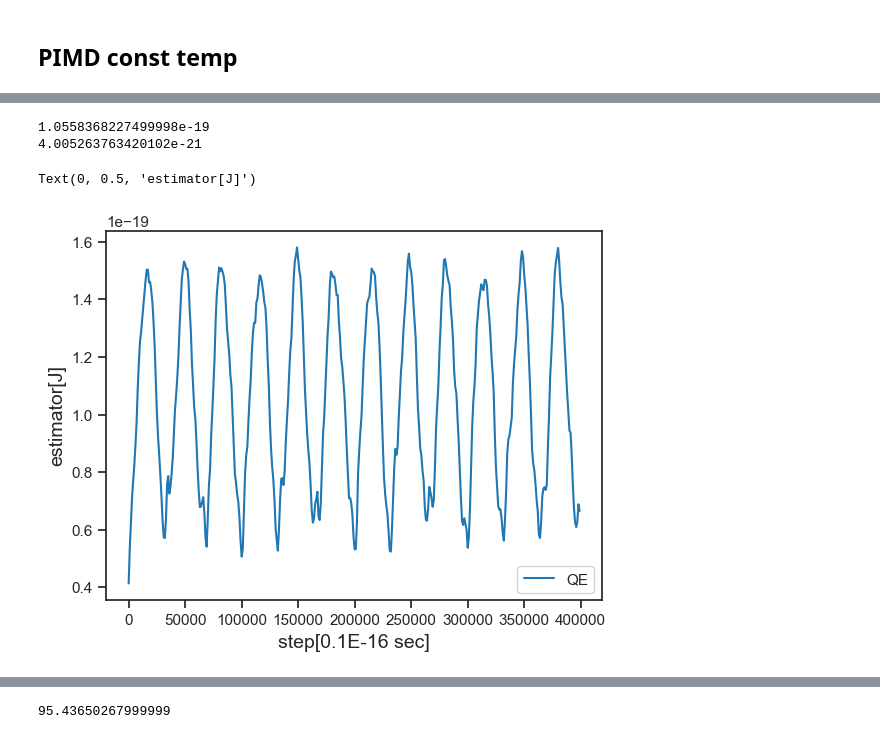
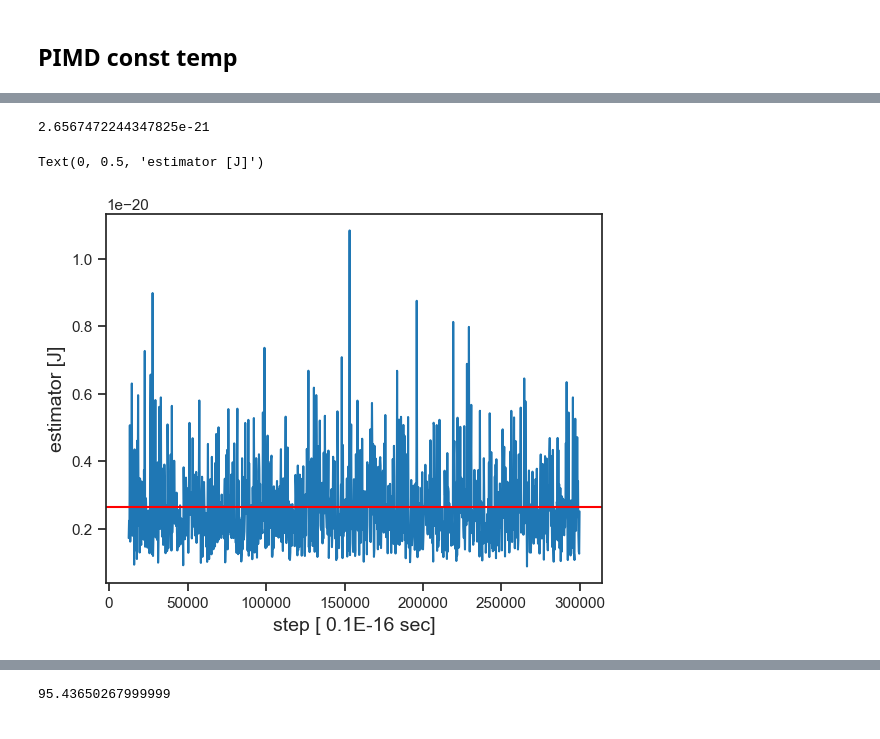
Before and after one commit to SagiMeir/Simulations4Beginners, a Jupyter notebook: Untitled-1.ipynb, the cells around one changed output, grey strips where cells are left out. Drawn from its saved outputs; the diff is of its cells as text; code cells hidden in the pictures.

```diff
--- a/Untitled-1.ipynb
+++ b/Untitled-1.ipynb
@@ -75,13 +84,20 @@ plt.legend()
 # %%
+from typing import Optional# 16 beads in 96.7 temp - estimator
 import numpy as np
 import pandas as pd
+from scipy.constants import Boltzmann as BOLTZMANN
+from scipy.constants import hbar
 import matplotlib.pyplot as plt
 # and for nice looking plots:
 import seaborn as sns
-sns.set_theme(style="ticks",rc={'axes.labelsize':14},palette='tab10')
 
 df = pd.read_csv("sim.log",sep='\s+')
-x = df["step"].values
-plt.plot(x,df["E"].values,label ="TOTAL")
+x = df["step"].values[50:]
+plt.plot(x,df["QE"].values[50:],label ="QE")
+print(df["QE"].values[50:].mean())
+print(0.5*hbar*7.596E13)
 plt.legend()
+
+plt.xlabel("step[0.1E-16 sec]")
+plt.ylabel("estimator[J]")
 # %% [output]
@@ -90,24 +108,31 @@ plt.legend()
 # %%
 from typing import Optional
 import numpy as np
 import pandas as pd
 from scipy.constants import Boltzmann as BOLTZMANN
 from scipy.constants import hbar
 import matplotlib.pyplot as plt
 # and for nice looking plots:
 import seaborn as sns
 
+# meanQE =[]
+# for i in range(2,7):
+#     df = pd.read_csv("sim"+str(2**i)+".log",sep='\s+')
+#     meanQE.append(df["QE"].values.mean())
+# x = [2**i for i in range(2,7)]
+# plt.plot(x,meanQE)
+# plt.xlabel("beads")
+# plt.ylabel("estimator[J]")
 df = pd.read_csv("sim.log",sep='\s+')
-x = df["step"].values
-plt.plot(x,df["E"].values,label ="QE")
-print(df["E"].values.mean())
-print(0.5*hbar*7.596E13)
-plt.legend()
+plt.plot(df["step"].values[50:],df["QE"].values[50:])
+print(df["QE"].values[50:].mean())
+plt.axhline(df["QE"].values[50:].mean(),color= "red")
+# np.sqrt(1)*BOLTZMANN*96.8/hbar
 
-plt.xlabel("step[0.1E-16 sec]")
-plt.ylabel("estimator[J]")
+
+plt.xlabel("step [ 0.1E-16 sec]")
+plt.ylabel("estimator [J]")
 # %% [output]
-1.0558368227499998e-19
-4.005263763420102e-21
+2.6567472244347825e-21
-Text(0, 0.5, 'estimator[J]')
+Text(0, 0.5, 'estimator [J]')
-[figure, old version]
+[figure, new version]
```
Also changed, not shown: parts of 11 cells of this notebook, 3 other files.
